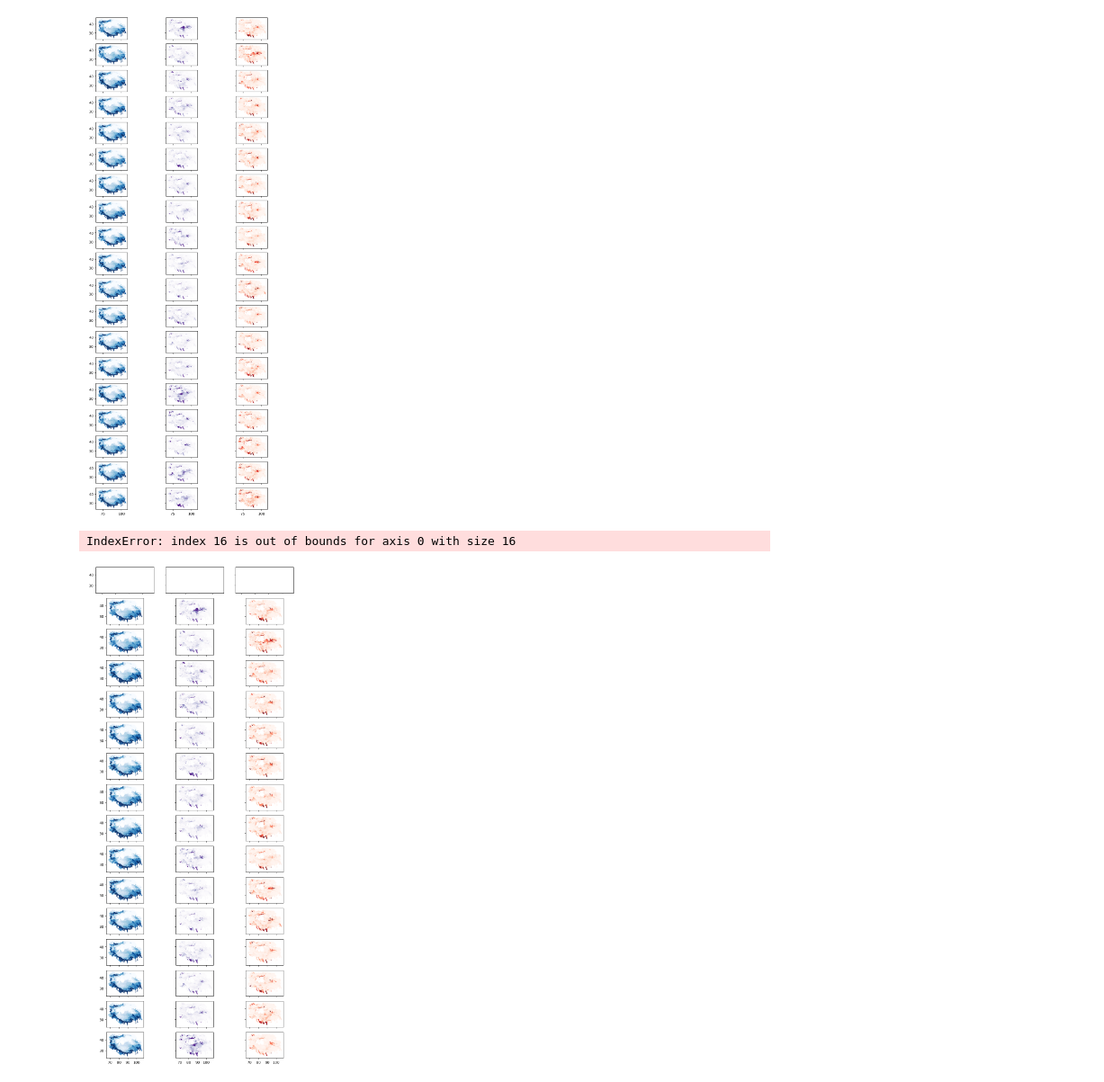
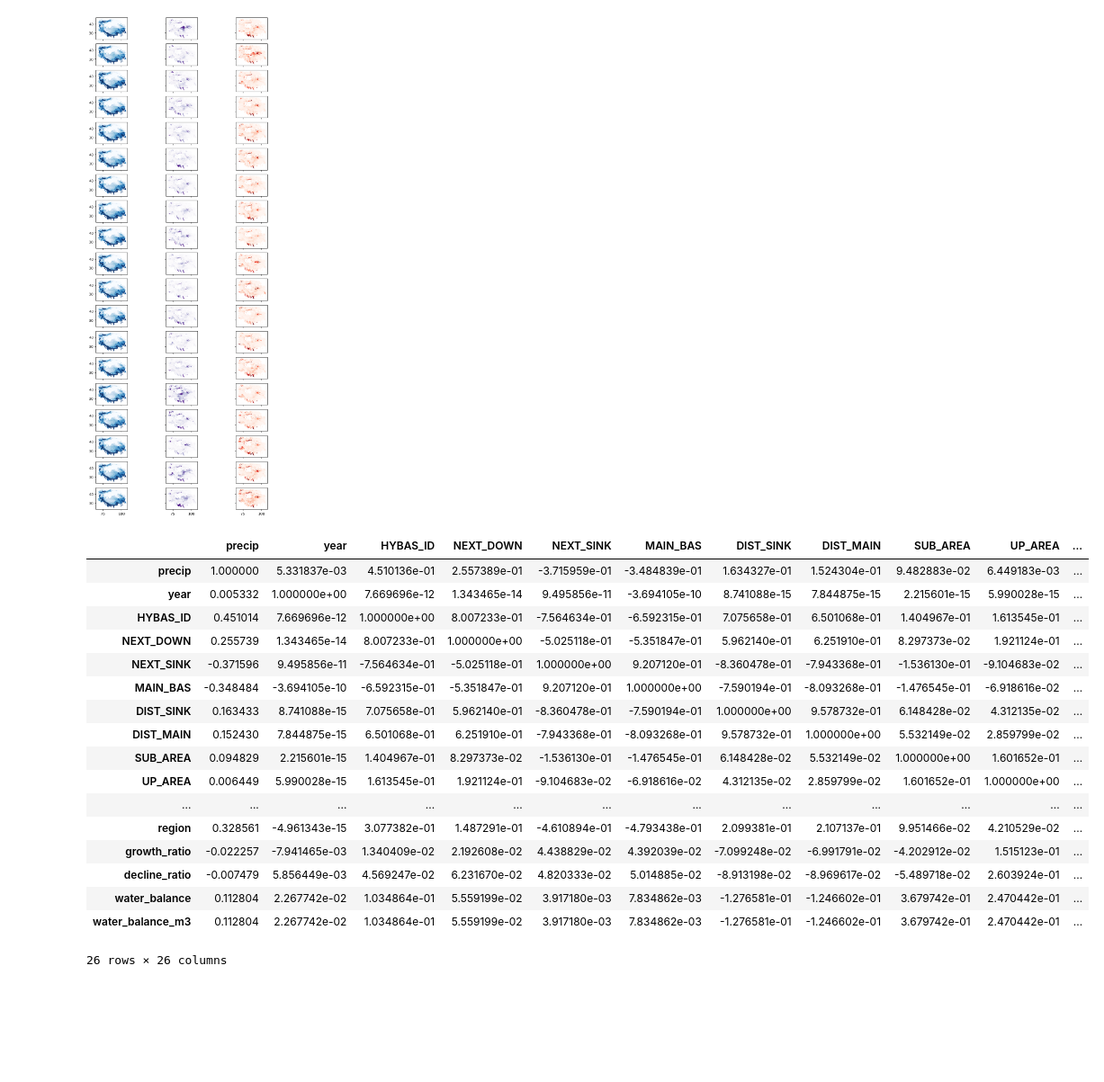
Before and after one commit to 4DModeller/tblakes, a Jupyter notebook: precip_v_lake.ipynb, the cells around one changed output. Shown at 90% size. Drawn from its saved outputs; the diff is of its cells as text; code cells hidden in the pictures; blank space fills up the shorter version.

```diff
--- a/precip_v_lake.ipynb
+++ b/precip_v_lake.ipynb
@@ -281,16 +281,24 @@ for n, ax in enumerate(axes):
 # %% [output]
 [figure]
 # %%
-fig, ax = plt.subplots(16, 3, figsize=(10, 25), sharex=True, sharey=True)
-# ax = ax.flatten()
-for year in df.year.unique()[:-2]:
-    # print(year, year-2001)
-    df[df.year==year].plot('precip', ax=ax[year-2000][0], cmap='Blues', vmin=0.1, vmax=1.2)
-    df[df.year==year].plot('growth_ratio', ax=ax[year-2000][1], cmap='Purples', vmin=1e-4, vmax=1e-2)
-    df[df.year==year].plot('decline_ratio', ax=ax[year-2000][2], cmap='Reds', vmin=1e-4, vmax=1e-2)
-
-fig.tight_layout()
+df.corr()
 # %% [output]
+|  | precip | year | HYBAS_ID | NEXT_DOWN | NEXT_SINK | MAIN_BAS | DIST_SINK | DIST_MAIN | SUB_AREA | UP_AREA | ... |
+| precip | 1.000000 | 5.331837e-03 | 4.510136e-01 | 2.557389e-01 | -3.715959e-01 | -3.484839e-01 | 1.634327e-01 | 1.524304e-01 | 9.482883e-02 | 6.449183e-03 | ... |
+| year | 0.005332 | 1.000000e+00 | 7.669696e-12 | 1.343465e-14 | 9.495856e-11 | -3.694105e-10 | 8.741088e-15 | 7.844875e-15 | 2.215601e-15 | 5.990028e-15 | ... |
+| HYBAS_ID | 0.451014 | 7.669696e-12 | 1.000000e+00 | 8.007233e-01 | -7.564634e-01 | -6.592315e-01 | 7.075658e-01 | 6.501068e-01 | 1.404967e-01 | 1.613545e-01 | ... |
+| NEXT_DOWN | 0.255739 | 1.343465e-14 | 8.007233e-01 | 1.000000e+00 | -5.025118e-01 | -5.351847e-01 | 5.962140e-01 | 6.251910e-01 | 8.297373e-02 | 1.921124e-01 | ... |
+| NEXT_SINK | -0.371596 | 9.495856e-11 | -7.564634e-01 | -5.025118e-01 | 1.000000e+00 | 9.207120e-01 | -8.360478e-01 | -7.943368e-01 | -1.536130e-01 | -9.104683e-02 | ... |
+| MAIN_BAS | -0.348484 | -3.694105e-10 | -6.592315e-01 | -5.351847e-01 | 9.207120e-01 | 1.000000e+00 | -7.590194e-01 | -8.093268e-01 | -1.476545e-01 | -6.918616e-02 | ... |
+| DIST_SINK | 0.163433 | 8.741088e-15 | 7.075658e-01 | 5.962140e-01 | -8.360478e-01 | -7.590194e-01 | 1.000000e+00 | 9.578732e-01 | 6.148428e-02 | 4.312135e-02 | ... |
+| DIST_MAIN | 0.152430 | 7.844875e-15 | 6.501068e-01 | 6.251910e-01 | -7.943368e-01 | -8.093268e-01 | 9.578732e-01 | 1.000000e+00 | 5.532149e-02 | 2.859799e-02 | ... |
+| SUB_AREA | 0.094829 | 2.215601e-15 | 1.404967e-01 | 8.297373e-02 | -1.536130e-01 | -1.476545e-01 | 6.148428e-02 | 5.532149e-02 | 1.000000e+00 | 1.601652e-01 | ... |
+| UP_AREA | 0.006449 | 5.990028e-15 | 1.613545e-01 | 1.921124e-01 | -9.104683e-02 | -6.918616e-02 | 4.312135e-02 | 2.859799e-02 | 1.601652e-01 | 1.000000e+00 | ... |
+| ... | ... | ... | ... | ... | ... | ... | ... | ... | ... | ... | ... |
+| region | 0.328561 | -4.961343e-15 | 3.077382e-01 | 1.487291e-01 | -4.610894e-01 | -4.793438e-01 | 2.099381e-01 | 2.107137e-01 | 9.951466e-02 | 4.210529e-02 | ... |
+| growth_ratio | -0.022257 | -7.941465e-03 | 1.340409e-02 | 2.192608e-02 | 4.438829e-02 | 4.392039e-02 | -7.099248e-02 | -6.991791e-02 | -4.202912e-02 | 1.515123e-01 | ... |
+| decline_ratio | -0.007479 | 5.856449e-03 | 4.569247e-02 | 6.231670e-02 | 4.820333e-02 | 5.014885e-02 | -8.913198e-02 | -8.969617e-02 | -5.489718e-02 | 2.603924e-01 | ... |
+| water_balance | 0.112804 | 2.267742e-02 | 1.034864e-01 | 5.559199e-02 | 3.917180e-03 | 7.834862e-03 | -1.276581e-01 | -1.246602e-01 | 3.679742e-01 | 2.470442e-01 | ... |
+| water_balance_m3 | 0.112804 | 2.267742e-02 | 1.034864e-01 | 5.559199e-02 | 3.917180e-03 | 7.834862e-03 | -1.276581e-01 | -1.246602e-01 | 3.679742e-01 | 2.470442e-01 | ... |
-IndexError: index 16 is out of bounds for axis 0 with size 16
+26 rows × 26 columns
-[figure, removed]
 # %%
```
Also changed, not shown: parts of 2 cells of this notebook.
